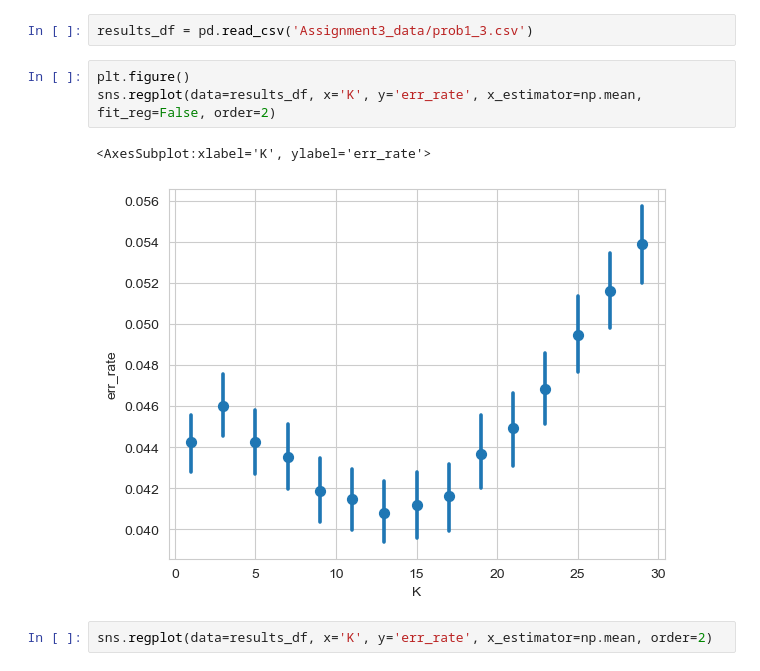
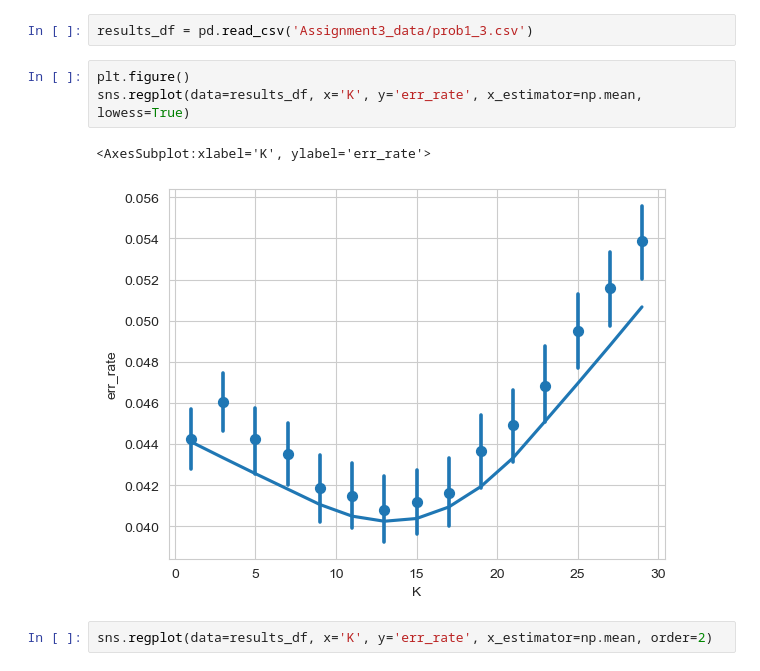
Before and after one commit to dmika1234/ml_uwr_22, a Jupyter notebook: Assignments/Assignment3.ipynb, the cells around one changed output. Saved outputs shown, nothing was run; the diff lists cells and outputs as text.

```diff
--- a/Assignments/Assignment3.ipynb
+++ b/Assignments/Assignment3.ipynb
@@ -243,10 +243,10 @@ results_df.to_csv('Assignment3_data/prob1_3.csv', index=False)
 results_df = pd.read_csv('Assignment3_data/prob1_3.csv')
 # %%
 plt.figure()
-sns.regplot(data=results_df, x='K', y='err_rate', x_estimator=np.mean, fit_reg=False, order=2)
+sns.regplot(data=results_df, x='K', y='err_rate', x_estimator=np.mean, lowess=True)
 # %% [output]
 <AxesSubplot:xlabel='K', ylabel='err_rate'>
-[figure, old version]
+[figure, new version]
 # %%
 sns.regplot(data=results_df, x='K', y='err_rate', x_estimator=np.mean, order=2)
 # %% [output]
```
Also changed, not shown: parts of 3 cells of this notebook.
